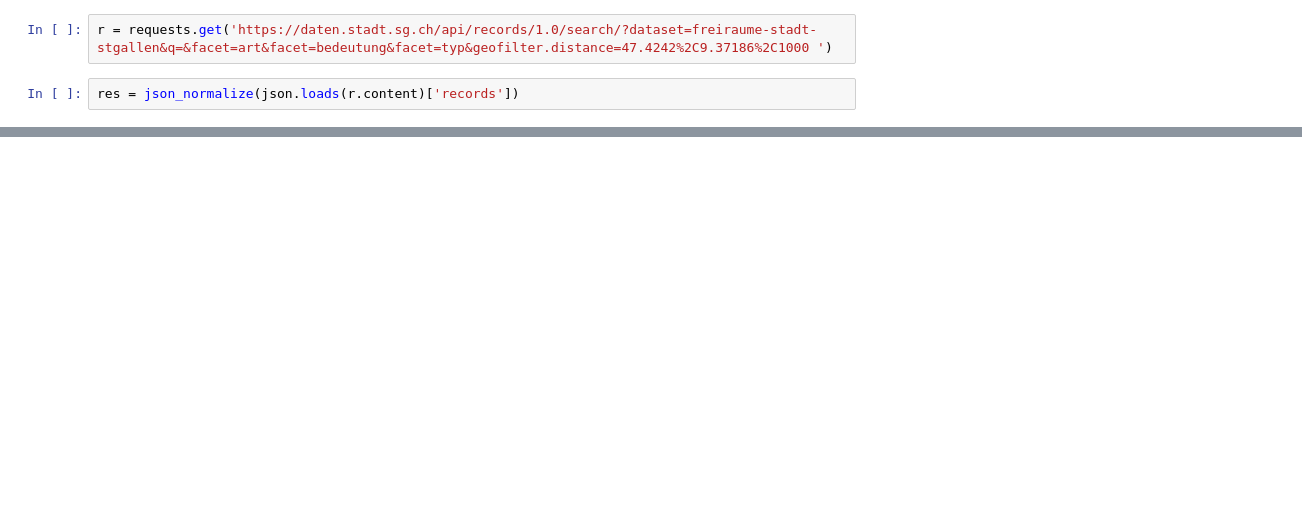
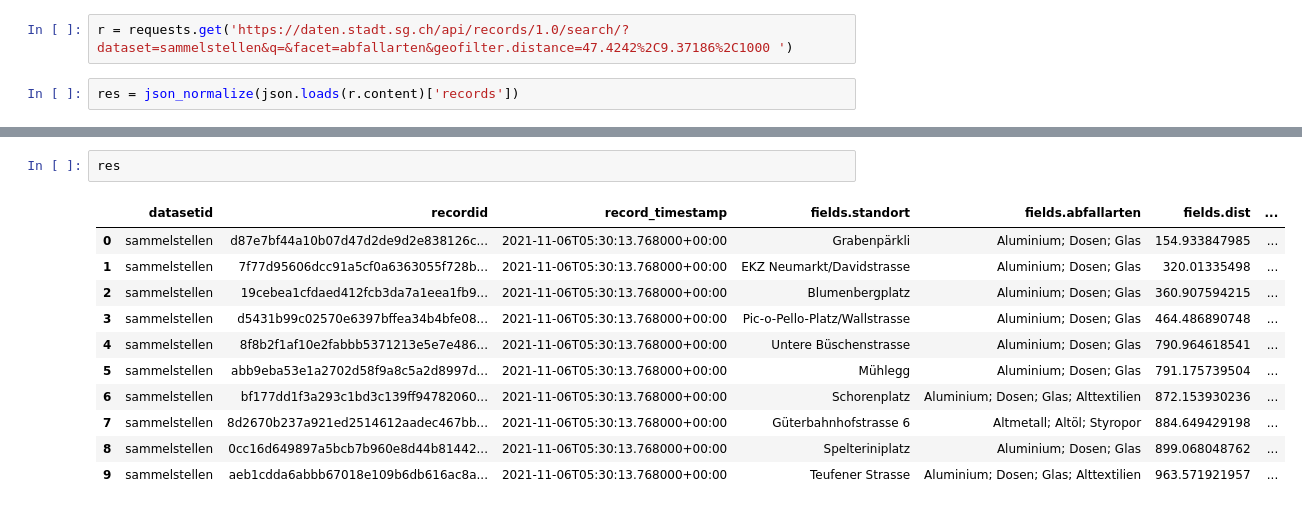
Before and after one commit to lukasreber/sghack, a Jupyter notebook: eda/compare.ipynb, the cells around one changed output, grey strips where cells are left out. Saved outputs shown, nothing was run; the diff lists cells and outputs as text; blank space fills up the shorter version.

```diff
--- a/eda/compare.ipynb
+++ b/eda/compare.ipynb
@@ -83,6 +83,6 @@ immo[immo.id.isin(res_id)]
 | 456 | 509 | 3001442121 | 1550 | Langgasse 5 | 47.434208 | 9.384363 | 0:02:29.700000 | 149.7 | ... |
 | 469 | 522 | 3001470583 | 2150 | Dufourstrasse 4 | 47.435242 | 9.383987 | 0:02:05.500000 | 125.5 | ... |
 # %%
-r = requests.get('https://daten.stadt.sg.ch/api/records/1.0/search/?dataset=freiraume-stadt-stgallen&q=&facet=art&facet=bedeutung&facet=typ&geofilter.distance=47.4242%2C9.37186%2C1000 ')
+r = requests.get('https://daten.stadt.sg.ch/api/records/1.0/search/?dataset=sammelstellen&q=&facet=abfallarten&geofilter.distance=47.4242%2C9.37186%2C1000 ')
 # %%
 res = json_normalize(json.loads(r.content)['records'])
@@ -125,0 +89,14 @@ You should consider upgrading via the '/Library/Frameworks/Python.framework/Vers
+# %%
+res
+# %% [output]
+|  | datasetid | recordid | record_timestamp | fields.standort | fields.abfallarten | fields.dist | ... |
+| 0 | sammelstellen | d87e7bf44a10b07d47d2de9d2e838126c... | 2021-11-06T05:30:13.768000+00:00 | Grabenpärkli | Aluminium; Dosen; Glas | 154.933847985 | ... |
+| 1 | sammelstellen | 7f77d95606dcc91a5cf0a6363055f728b... | 2021-11-06T05:30:13.768000+00:00 | EKZ Neumarkt/Davidstrasse | Aluminium; Dosen; Glas | 320.01335498 | ... |
+| 2 | sammelstellen | 19cebea1cfdaed412fcb3da7a1eea1fb9... | 2021-11-06T05:30:13.768000+00:00 | Blumenbergplatz | Aluminium; Dosen; Glas | 360.907594215 | ... |
+| 3 | sammelstellen | d5431b99c02570e6397bffea34b4bfe08... | 2021-11-06T05:30:13.768000+00:00 | Pic-o-Pello-Platz/Wallstrasse | Aluminium; Dosen; Glas | 464.486890748 | ... |
+| 4 | sammelstellen | 8f8b2f1af10e2fabbb5371213e5e7e486... | 2021-11-06T05:30:13.768000+00:00 | Untere Büschenstrasse | Aluminium; Dosen; Glas | 790.964618541 | ... |
+| 5 | sammelstellen | abb9eba53e1a2702d58f9a8c5a2d8997d... | 2021-11-06T05:30:13.768000+00:00 | Mühlegg | Aluminium; Dosen; Glas | 791.175739504 | ... |
+| 6 | sammelstellen | bf177dd1f3a293c1bd3c139ff94782060... | 2021-11-06T05:30:13.768000+00:00 | Schorenplatz | Aluminium; Dosen; Glas; Alttextilien | 872.153930236 | ... |
+| 7 | sammelstellen | 8d2670b237a921ed2514612aadec467bb... | 2021-11-06T05:30:13.768000+00:00 | Güterbahnhofstrasse 6 | Altmetall; Altöl; Styropor | 884.649429198 | ... |
+| 8 | sammelstellen | 0cc16d649897a5bcb7b960e8d44b81442... | 2021-11-06T05:30:13.768000+00:00 | Spelteriniplatz | Aluminium; Dosen; Glas | 899.068048762 | ... |
+| 9 | sammelstellen | aeb1cdda6abbb67018e109b6db616ac8a... | 2021-11-06T05:30:13.768000+00:00 | Teufener Strasse | Aluminium; Dosen; Glas; Alttextilien | 963.571921957 | ... |
```
Also changed, not shown: parts of 3 cells of this notebook, 4 other files.
